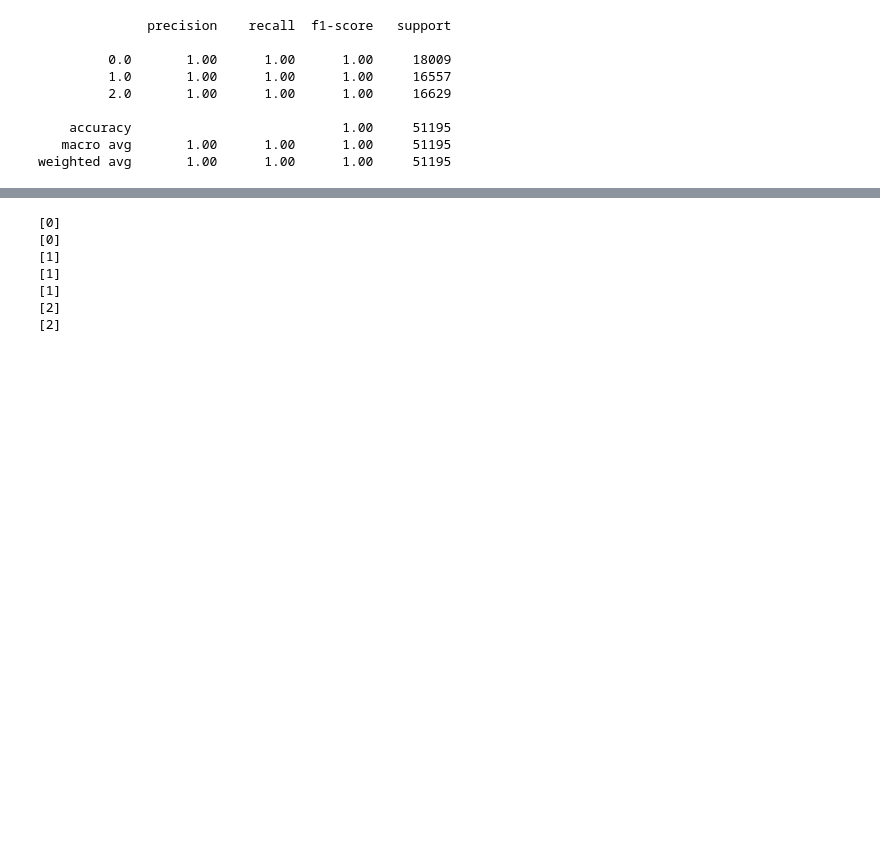
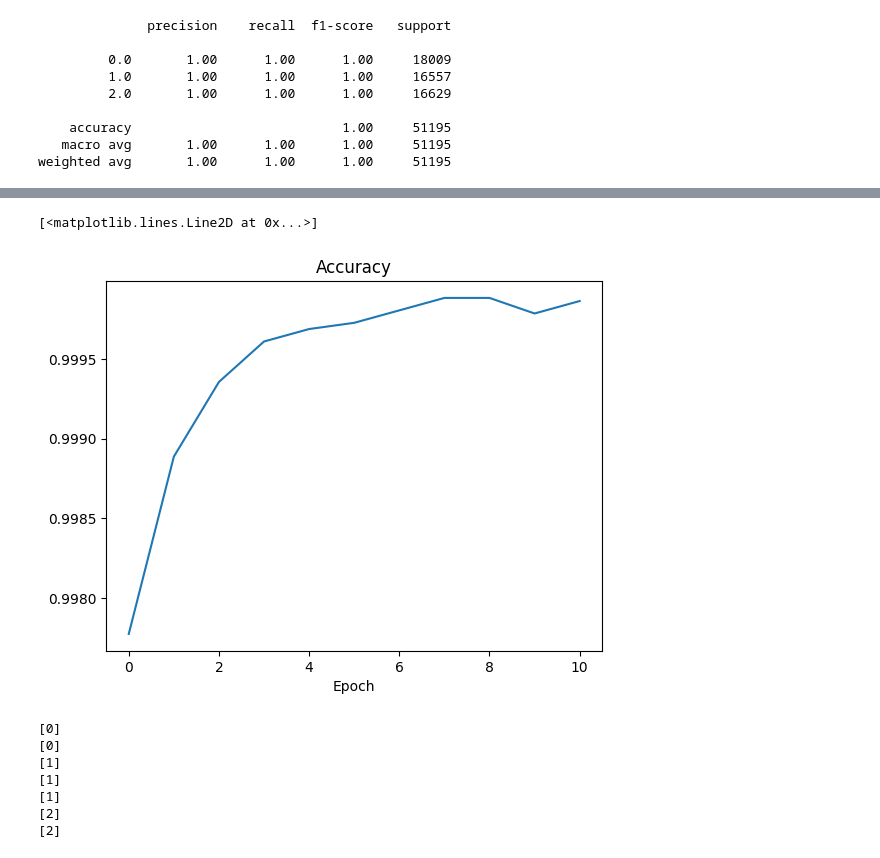
Before and after one commit to Kravchenko-Daniil/University, a Jupyter notebook: CoursePaper-course 3/classification.ipynb, the cells around one changed output, grey strips where cells are left out. Drawn from its saved outputs; the diff is of its cells as text; code cells hidden in the pictures; blank space fills up the shorter version.

```diff
--- a/CoursePaper-course 3/classification.ipynb
+++ b/CoursePaper-course 3/classification.ipynb
@@ -454,3 +486,10 @@ weighted avg       1.00      1.00      1.00     51195
+# %%
+plt.title("Accuracy")
+plt.xlabel("Epoch")
+plt.plot(accuracy, label="accuracy")
+# %% [output]
+[<matplotlib.lines.Line2D at 0x...>]
+[figure, added]
 # %%
 def test_password(passowrd):
     x = train_dataset.vectorize(passowrd).unsqueeze(0)
```
Also changed, not shown: parts of 17 cells of this notebook, 2 other files.
